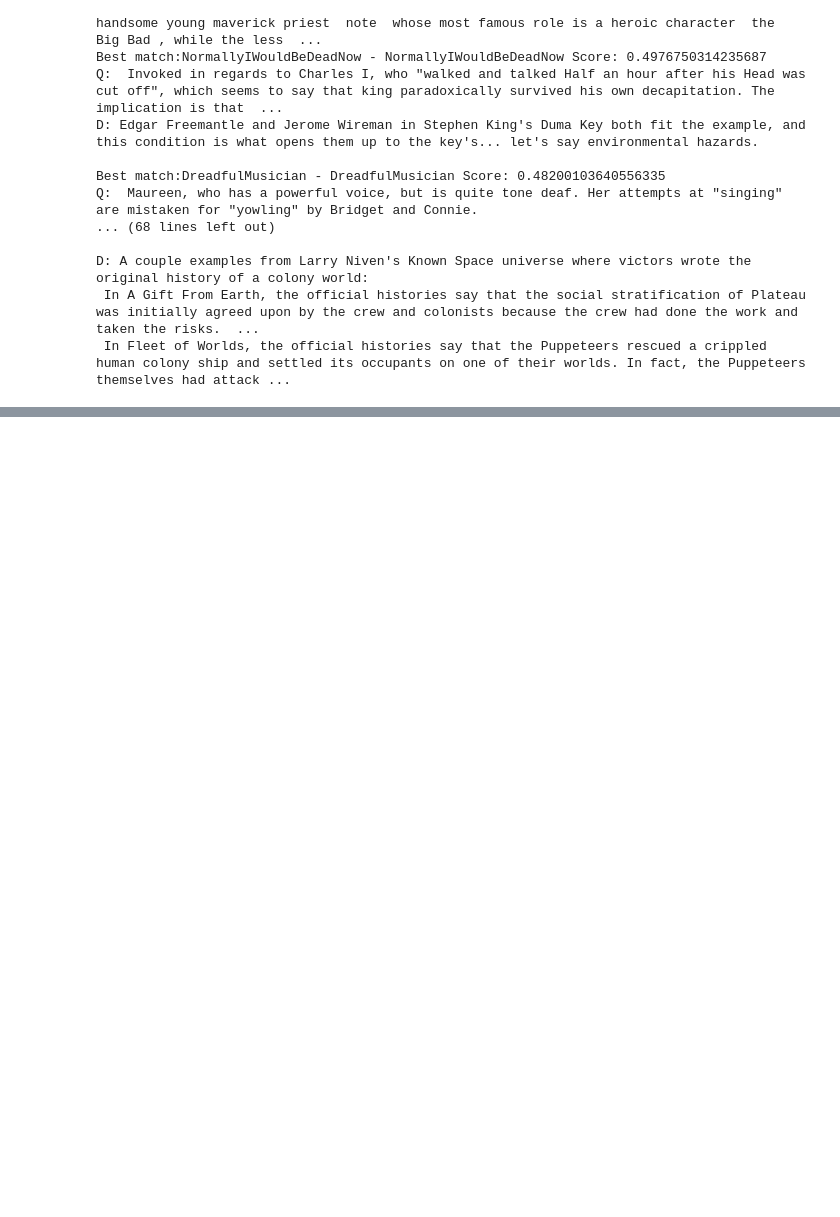
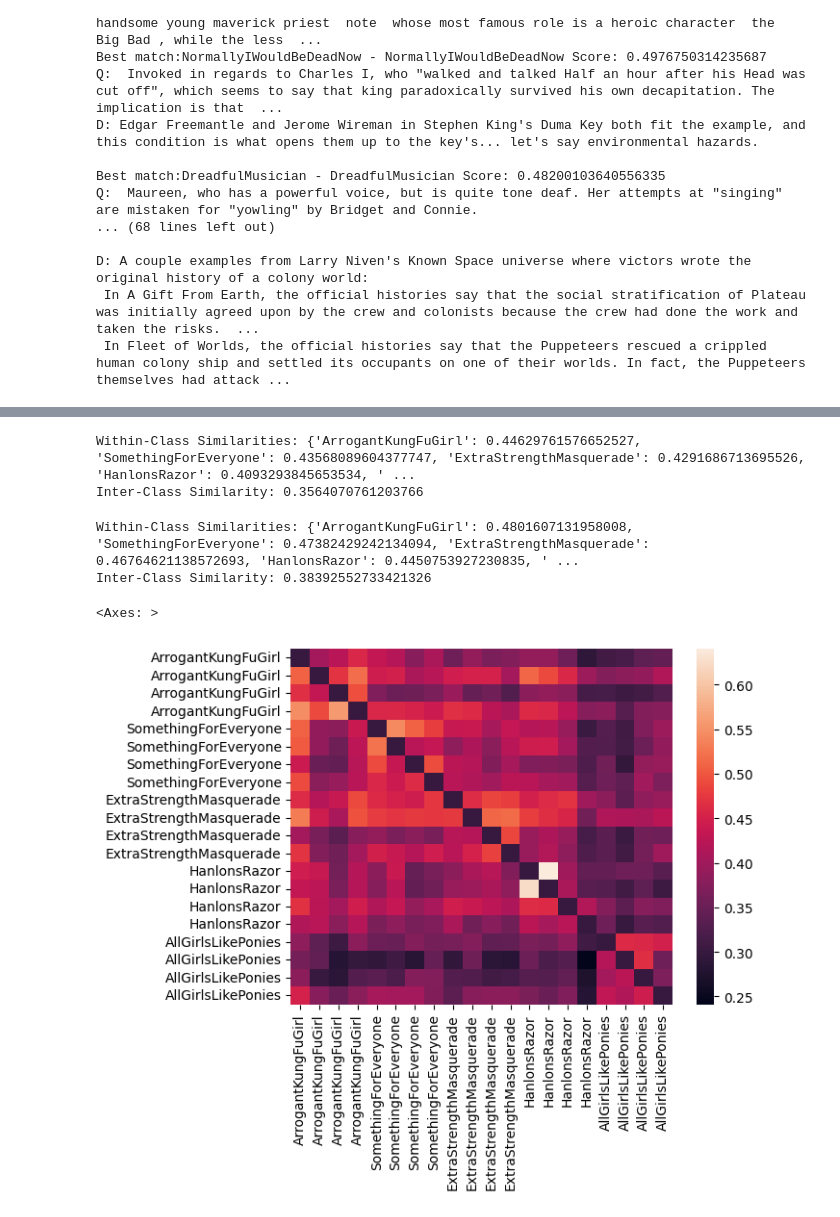
Before and after one commit to Fergons/narana, a Jupyter notebook: notebooks/tvtropes_explore.ipynb, the cells around one changed output, grey strips where cells are left out. Cells and saved outputs as stored; diff of their text form; code cells hidden in the pictures; blank space fills up the shorter version.

```diff
--- a/notebooks/tvtropes_explore.ipynb
+++ b/notebooks/tvtropes_explore.ipynb
@@ -210,0 +387,62 @@ D: A couple examples from Larry Niven's Known Space universe where victors wrote
+# %%
+
+def test_configuration(task, queries, documents, examples, model, tokenizer):
+    # Prepare examples
+    examples = [get_detailed_example(e['instruct'], e['query'], e['response']) for e in examples]
+    examples_prefix = '\n\n'.join(examples) + '\n\n'
+    queries_detailed = [get_detailed_instruct(task, q) for q in queries]
+
+    # Tokenize queries and documents
+    new_query_max_len, new_queries = get_new_queries(queries_detailed, query_max_len, examples_prefix, tokenizer)
+    query_batch_dict = tokenizer(new_queries, max_length=new_query_max_len, padding=True, truncation=True, return_tensors='pt')
+    doc_batch_dict = tokenizer(documents, max_length=doc_max_len, padding=True, truncation=True, return_tensors='pt')
+
+    with torch.no_grad():
+        query_outputs = model(**query_batch_dict)
+        query_embeddings = last_token_pool(query_outputs.last_hidden_state, query_batch_dict['attention_mask'])
+        doc_outputs = model(**doc_batch_dict)
+        doc_embeddings = last_token_pool(doc_outputs.last_hidden_state, doc_batch_dict['attention_mask'])
+
+    # Normalize embeddings
+    query_embeddings = F.normalize(query_embeddings, p=2, dim=1)
+    doc_embeddings = F.normalize(doc_embeddings, p=2, dim=1)
+
+    # Compute scores
+    scores = (query_embeddings @ doc_embeddings.T)
+
+    return scores
+# %%
+task2 = 'Represent this sentence for searching relevant passages:\n'
+
+scores2 = test_configuration(task2, documents, documents, [], model, tokenizer)
+within_class_similarities = {class_name: compute_within_class_similarity(scores2, indices)
+                             for class_name, indices in classes.items()}
+inter_class_similarity = compute_inter_class_similarity(scores2, classes)
+print("Within-Class Similarities:", within_class_similarities)
+print("Inter-Class Similarity:", inter_class_similarity)
+# %% [output]
+Within-Class Similarities: {'ArrogantKungFuGirl': 0.44629761576652527, 'SomethingForEveryone': 0.43568089604377747, 'ExtraStrengthMasquerade': 0.4291686713695526, 'HanlonsRazor': 0.4093293845653534, ' ...
+Inter-Class Similarity: 0.3564070761203766
+# %%
+task3 = 'Narrative trope similarity.\n'
+examples3 = [
+     {
+        'instruct': task3,
+        'query': 'A hero embarks on a journey facing various trials and gaining allies along the way.',
+        'response': 'In The Lord of the Rings, Frodo’s journey to destroy the One Ring brings together a fellowship of diverse allies as he faces dangers and personal trials.'
+    }
+]
+scores3 = test_configuration(task3, documents, documents, examples3, model, tokenizer)
+within_class_similarities = {class_name: compute_within_class_similarity(scores3, indices)
+                             for class_name, indices in classes.items()}
+inter_class_similarity = compute_inter_class_similarity(scores3, classes)
+print("Within-Class Similarities:", within_class_similarities)
+print("Inter-Class Similarity:", inter_class_similarity)
+# %% [output]
+Within-Class Similarities: {'ArrogantKungFuGirl': 0.4801607131958008, 'SomethingForEveryone': 0.47382429242134094, 'ExtraStrengthMasquerade': 0.46764621138572693, 'HanlonsRazor': 0.4450753927230835, ' ...
+Inter-Class Similarity: 0.38392552733421326
+# %%
+sns.heatmap(scores3.fill_diagonal_(0.3), xticklabels=labels, yticklabels=labels)
+# %% [output]
+<Axes: >
+[figure, added]
```
Also changed, not shown: parts of 19 cells of this notebook, 1 other file.
